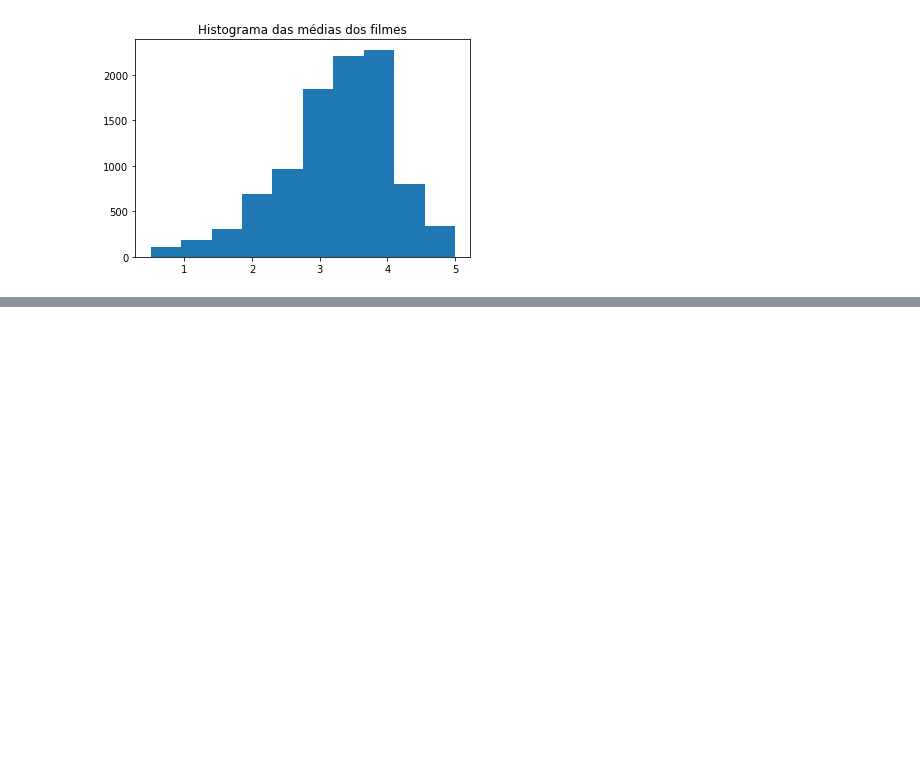
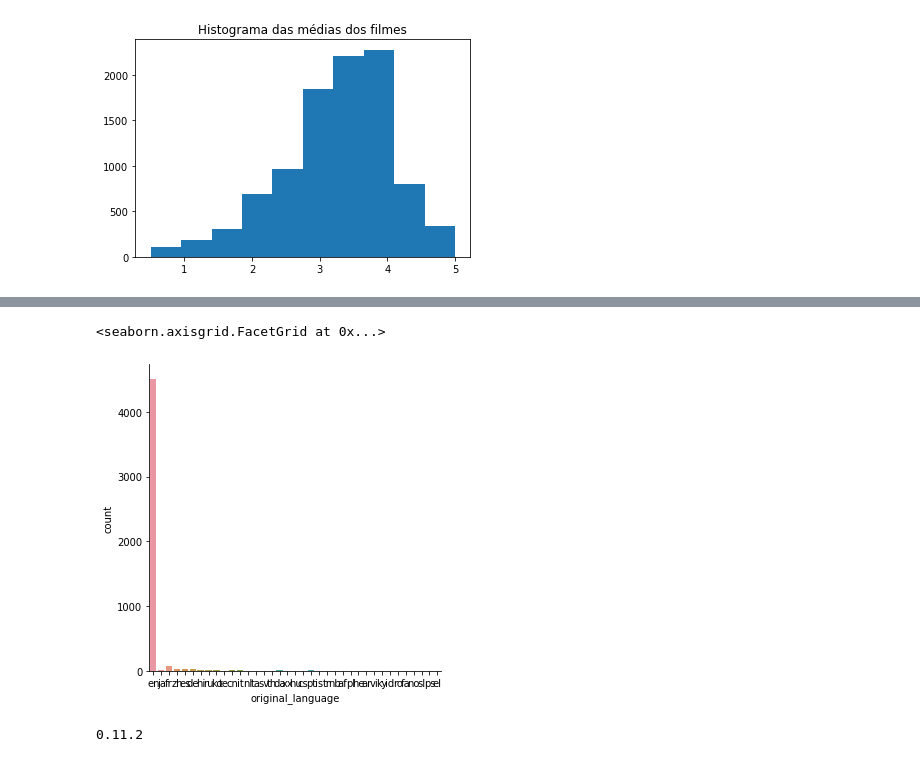
Before and after one commit to gabrielcn/Data-Science, a Jupyter notebook: introducao_data_science.ipynb, the cells around one changed output, grey strips where cells are left out. Saved outputs shown, nothing was run; the diff lists cells and outputs as text; code cells hidden in the pictures; blank space fills up the shorter version.

```diff
--- a/introducao_data_science.ipynb
+++ b/introducao_data_science.ipynb
@@ -225,0 +404,10 @@ Text(0.5, 1.0, 'Histograma das médias dos filmes')
+# %%
+#Outra maneira de fazer, mais rápido... (Sem precisar ver a serie, sem usar value_counts, reset_index() e transformar em DataFrame(DF))
+sns.catplot(x = "original_language", kind="count", data = tmdb) # usando alto nível, o sns.catplot vai plotar categoricamente as categorias de "original_language", de maneira que conte (kind="count") quantas vezes aparece, e o data = tmdb (está usando o DF tmdb que importamos)
+# %% [output]
+<seaborn.axisgrid.FacetGrid at 0x...>
+[figure, added]
+# %%
+print(sns.__version__) #Verifica a versão da biblioteca seaborn que está rodando
+# %% [output]
+0.11.2
```
Also changed, not shown: parts of 31 cells of this notebook.
